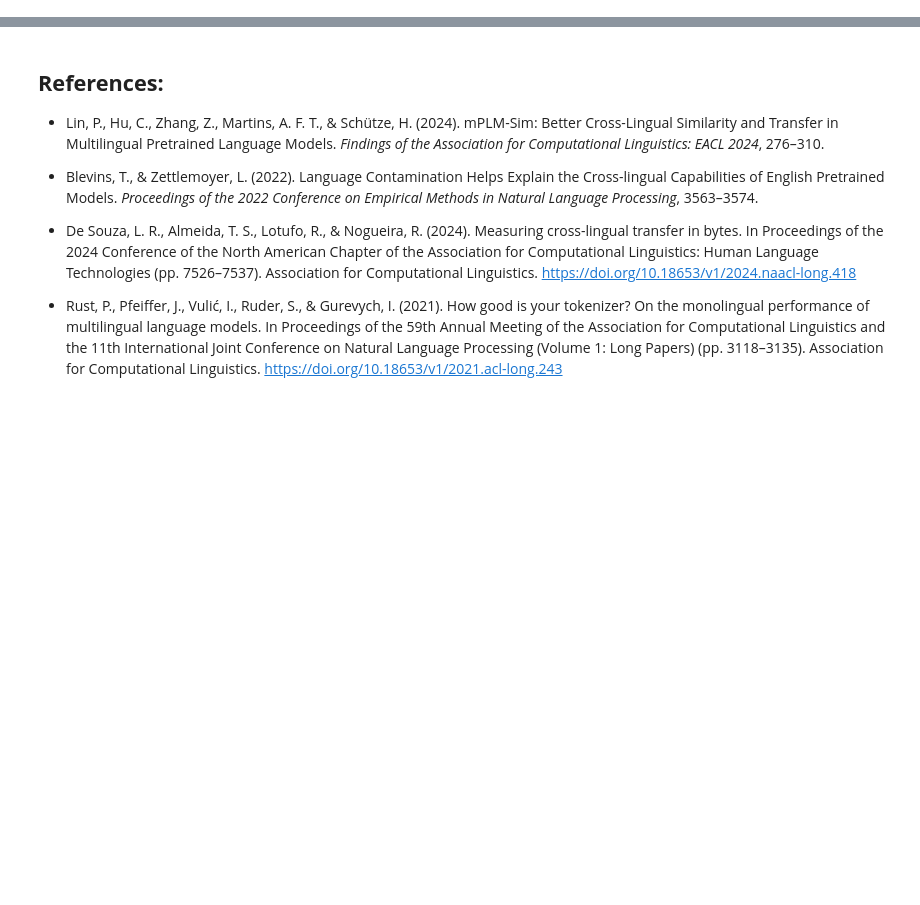
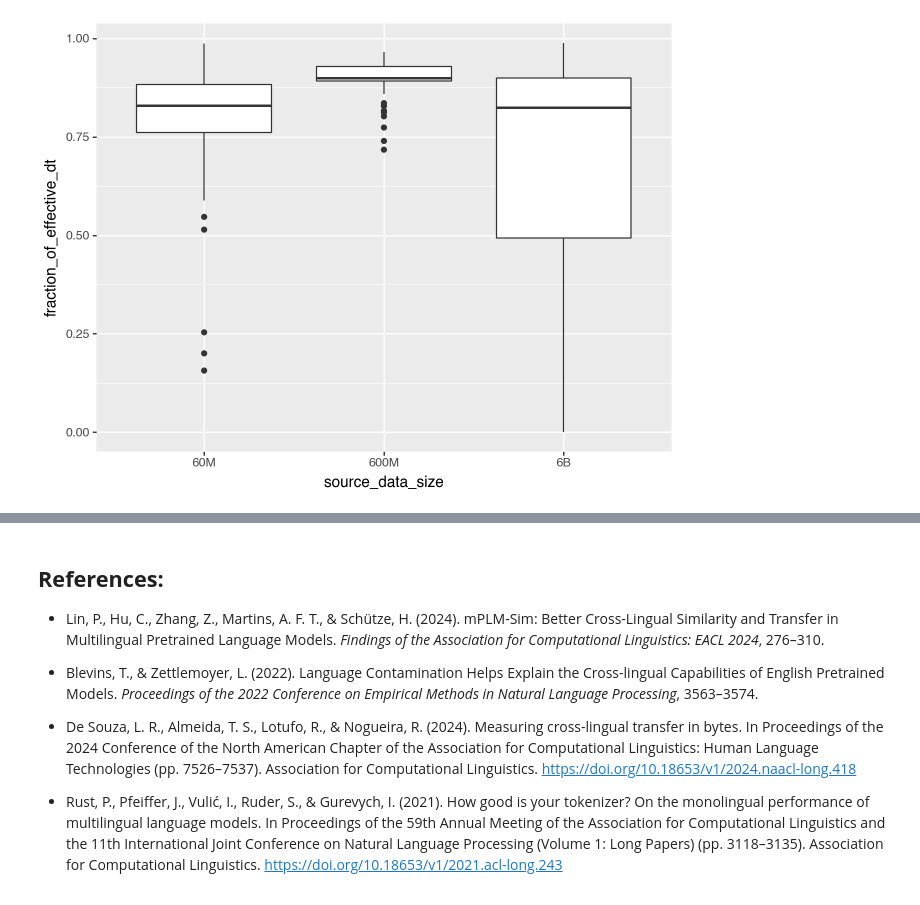
Before and after one commit to lersouza/language-transfer, a Jupyter notebook: notebooks/Data Transfer Exploration.ipynb, the cells around one changed output, grey strips where cells are left out. Drawn from its saved outputs; the diff is of its cells as text; code cells hidden in the pictures; blank space fills up the shorter version.

```diff
--- a/notebooks/Data Transfer Exploration.ipynb
+++ b/notebooks/Data Transfer Exploration.ipynb
@@ -52,0 +293,14 @@ In this context, we aim to analyze the results from the experiments performed by
+# %%
+dataset.source_data_size = pd.Categorical(
+    dataset.source_data_size,
+    categories=["6M", "19M", "60M", "189M", "600M", "6B"],
+    ordered=True,
+)
+
+(
+    ggplot(dataset)
+    + aes(y="fraction_of_effective_dt", x="source_data_size")
+    + geom_boxplot()
+)
+# %% [output]
+[figure, added]
```
Also changed, not shown: parts of 64 cells of this notebook.
